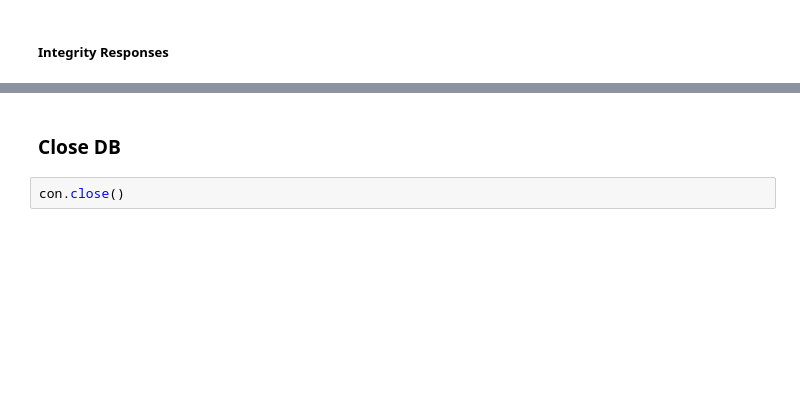
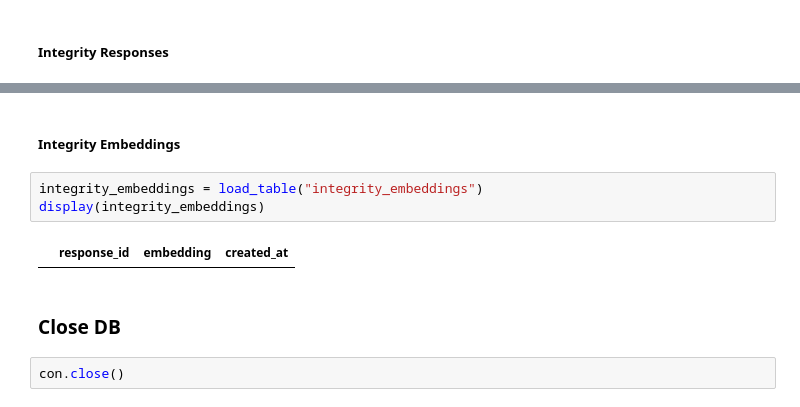
Before and after one commit to ryan-vdb/llm-ethics-evaluation, a Jupyter notebook: src/data/view_data.ipynb, the cells around one changed output, grey strips where cells are left out. Cells and saved outputs as stored; diff of their text form; blank space fills up the shorter version.

```diff
--- a/src/data/view_data.ipynb
+++ b/src/data/view_data.ipynb
@@ -96,3 +103,10 @@ display(integrity_responses)
+# %% [markdown]
+##### Integrity Embeddings
+# %%
+integrity_embeddings = load_table("integrity_embeddings")
+display(integrity_embeddings)
+# %% [output]
+|  | response_id | embedding | created_at |
 # %% [markdown]
 ### Close DB
 # %%
```
Also changed, not shown: parts of 4 cells of this notebook, 4 other files.
